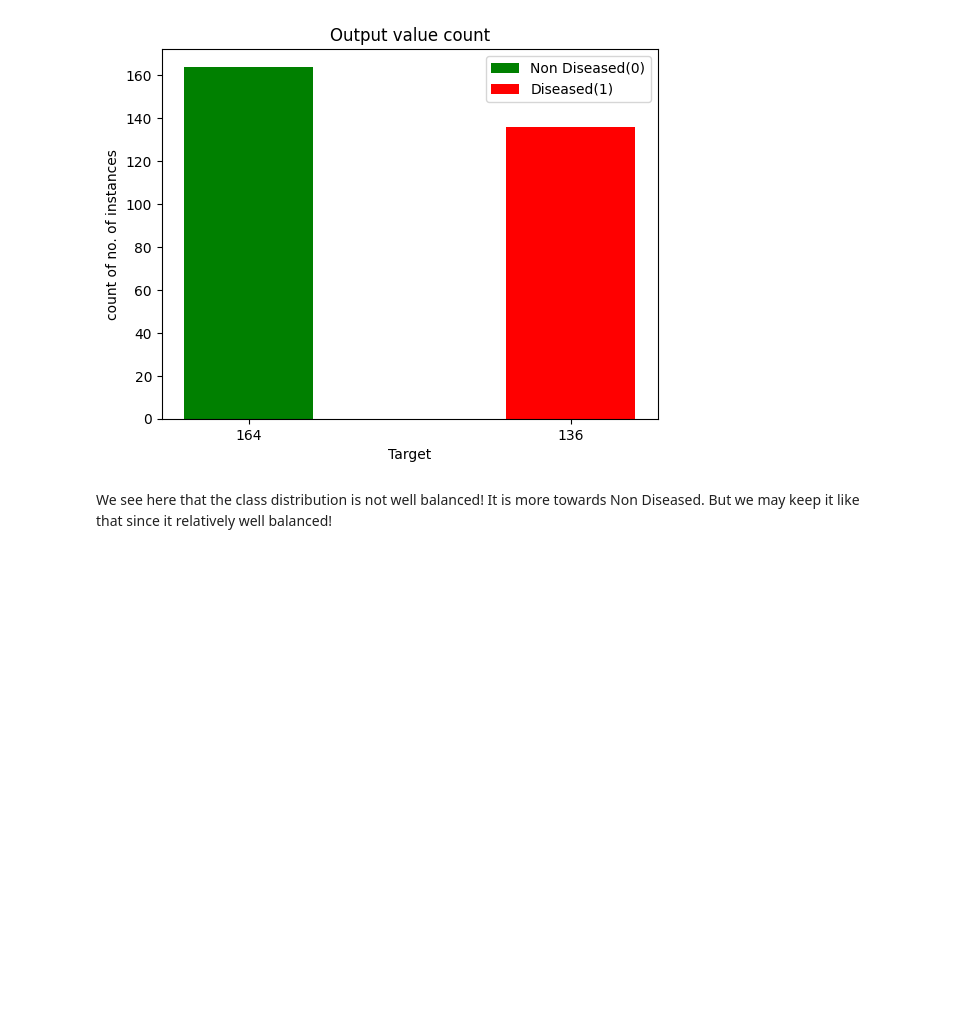
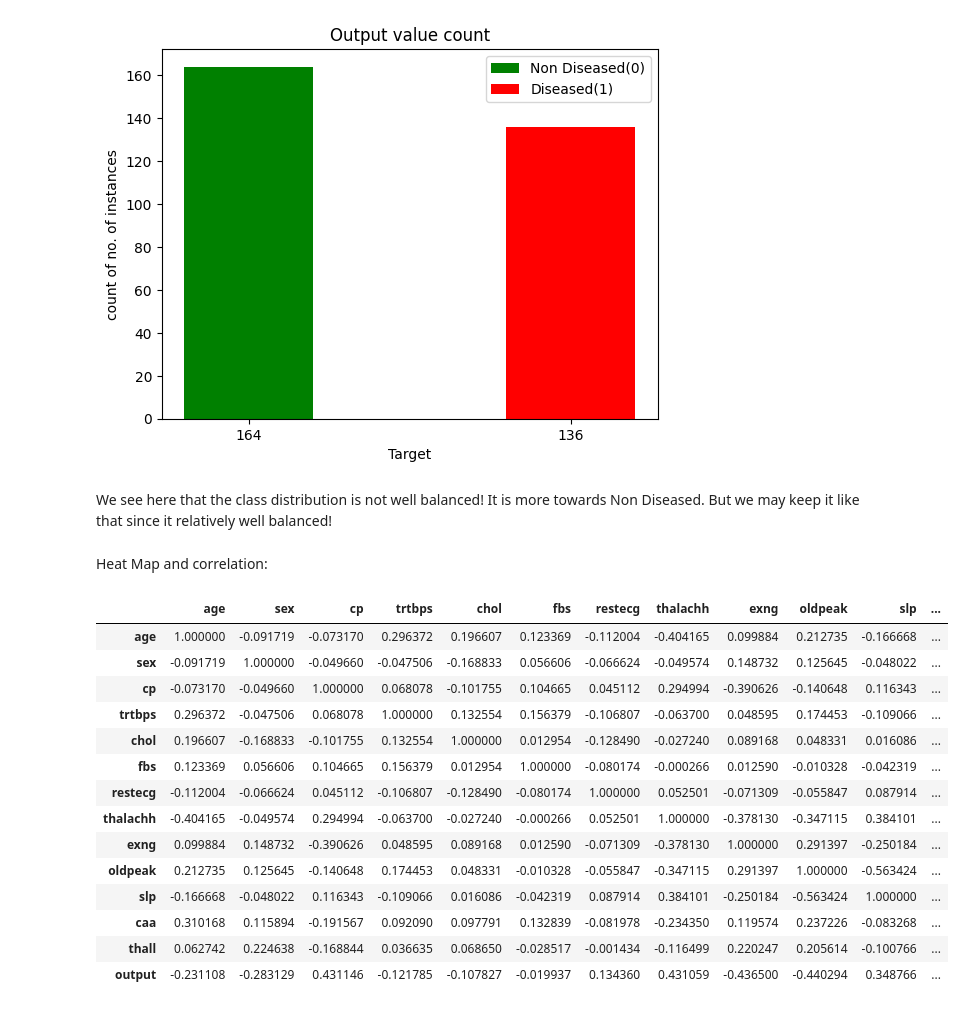
Before and after one commit to kruthi-sb/Cardiac_Events_ML, a Jupyter notebook: EDA/EDA.ipynb, the cells around one changed output. Drawn from its saved outputs; the diff is of its cells as text; code cells hidden in the pictures; blank space fills up the shorter version.

```diff
--- a/EDA/EDA.ipynb
+++ b/EDA/EDA.ipynb
@@ -199,3 +200,24 @@ dtype: int64
 [figure]
 # %% [markdown]
 We see here that the class distribution is not well balanced! It is more towards Non Diseased. But we may keep it like that since it relatively well balanced!
+# %% [markdown]
+Heat Map and correlation:
+# %%
+#correlation values in Dataframe:
+d.corr()
+# %% [output]
+|  | age | sex | cp | trtbps | chol | fbs | restecg | thalachh | exng | oldpeak | slp | ... |
+| age | 1.000000 | -0.091719 | -0.073170 | 0.296372 | 0.196607 | 0.123369 | -0.112004 | -0.404165 | 0.099884 | 0.212735 | -0.166668 | ... |
+| sex | -0.091719 | 1.000000 | -0.049660 | -0.047506 | -0.168833 | 0.056606 | -0.066624 | -0.049574 | 0.148732 | 0.125645 | -0.048022 | ... |
+| cp | -0.073170 | -0.049660 | 1.000000 | 0.068078 | -0.101755 | 0.104665 | 0.045112 | 0.294994 | -0.390626 | -0.140648 | 0.116343 | ... |
+| trtbps | 0.296372 | -0.047506 | 0.068078 | 1.000000 | 0.132554 | 0.156379 | -0.106807 | -0.063700 | 0.048595 | 0.174453 | -0.109066 | ... |
+| chol | 0.196607 | -0.168833 | -0.101755 | 0.132554 | 1.000000 | 0.012954 | -0.128490 | -0.027240 | 0.089168 | 0.048331 | 0.016086 | ... |
+| fbs | 0.123369 | 0.056606 | 0.104665 | 0.156379 | 0.012954 | 1.000000 | -0.080174 | -0.000266 | 0.012590 | -0.010328 | -0.042319 | ... |
+| restecg | -0.112004 | -0.066624 | 0.045112 | -0.106807 | -0.128490 | -0.080174 | 1.000000 | 0.052501 | -0.071309 | -0.055847 | 0.087914 | ... |
+| thalachh | -0.404165 | -0.049574 | 0.294994 | -0.063700 | -0.027240 | -0.000266 | 0.052501 | 1.000000 | -0.378130 | -0.347115 | 0.384101 | ... |
+| exng | 0.099884 | 0.148732 | -0.390626 | 0.048595 | 0.089168 | 0.012590 | -0.071309 | -0.378130 | 1.000000 | 0.291397 | -0.250184 | ... |
+| oldpeak | 0.212735 | 0.125645 | -0.140648 | 0.174453 | 0.048331 | -0.010328 | -0.055847 | -0.347115 | 0.291397 | 1.000000 | -0.563424 | ... |
+| slp | -0.166668 | -0.048022 | 0.116343 | -0.109066 | 0.016086 | -0.042319 | 0.087914 | 0.384101 | -0.250184 | -0.563424 | 1.000000 | ... |
+| caa | 0.310168 | 0.115894 | -0.191567 | 0.092090 | 0.097791 | 0.132839 | -0.081978 | -0.234350 | 0.119574 | 0.237226 | -0.083268 | ... |
+| thall | 0.062742 | 0.224638 | -0.168844 | 0.036635 | 0.068650 | -0.028517 | -0.001434 | -0.116499 | 0.220247 | 0.205614 | -0.100766 | ... |
+| output | -0.231108 | -0.283129 | 0.431146 | -0.121785 | -0.107827 | -0.019937 | 0.134360 | 0.431059 | -0.436500 | -0.440294 | 0.348766 | ... |
```
Also changed, not shown: parts of 3 cells of this notebook, 1 other file.
